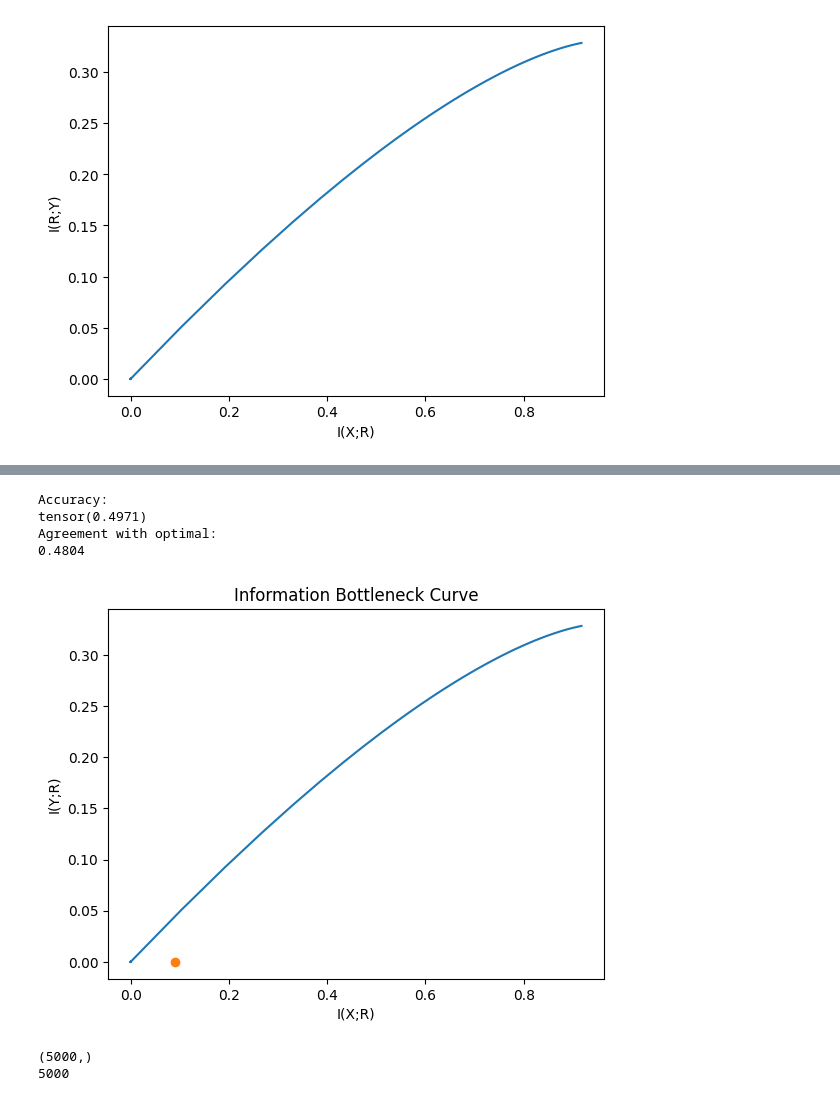
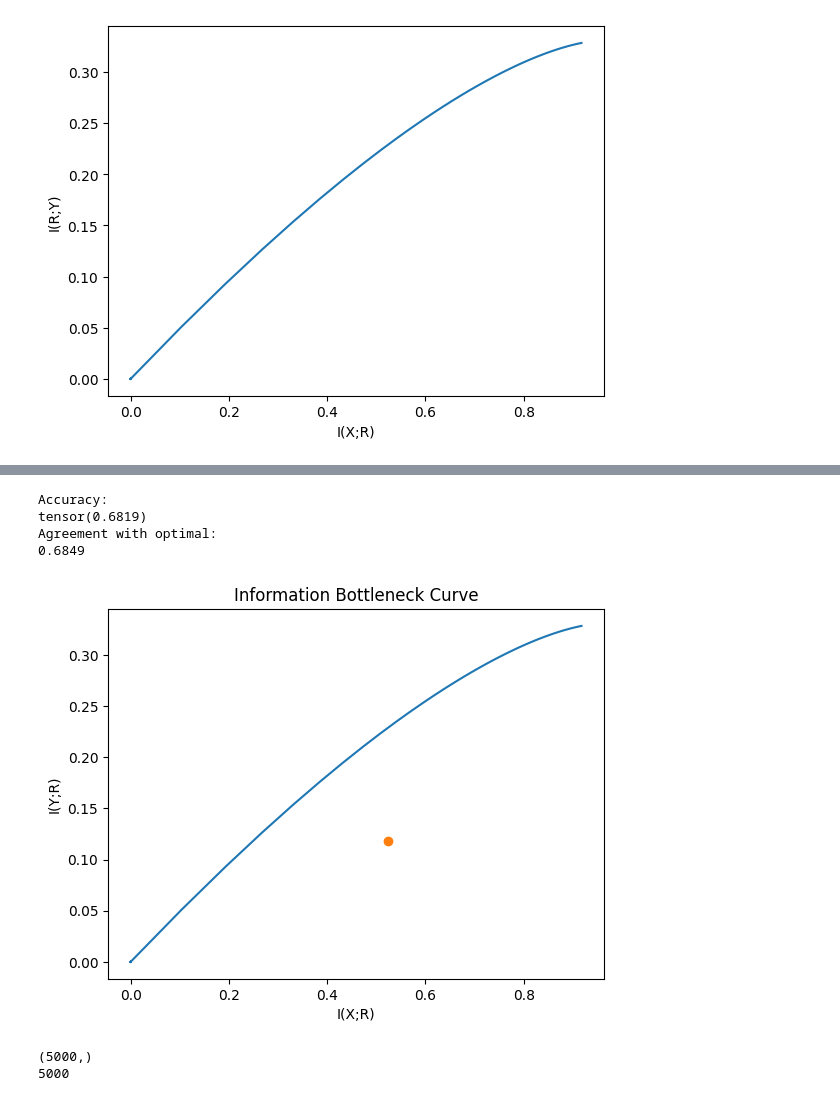
Before and after one commit to jacobaparker/Copy_Murphy2021, a Jupyter notebook: variational-IB_encoding-model.ipynb, the cells around one changed output, grey strips where cells are left out. Cells and saved outputs as stored; diff of their text form; code cells hidden in the pictures.

```diff
--- a/variational-IB_encoding-model.ipynb
+++ b/variational-IB_encoding-model.ipynb
@@ -53,6 +53,7 @@ class GaussianNetwork(nn.Module):
             layers.extend([
                 nn.Linear(d, hidden_dim),
                 nn.ReLU(),
+                nn.Dropout(p=0.5),
             ])
             d = hidden_dim
 
@@ -845,7 +846,7 @@ print("Using:", device)
 model = GaussianNetwork(
     input_dim=12,
     output_dim=2,
-    hidden_dims=(4, 4, 4,),
+    hidden_dims=(128, 128,),
 ).to(device)
 
 
@@ -886,6 +888,8 @@ Epoch 3000 | Loss = -0.00002 | I_XZ = 0.00000 | I_RY = 0.00000
 # %%
 Xeval_tensor = torch.tensor(Xeval, dtype=torch.float32)
 Yeval_tensor = torch.tensor(Yeval, dtype=torch.long)
+
+model.eval()
 
 model.to('cpu')
 mean, L = model(Xeval_tensor)
@@ -894,36 +898,36 @@ p_ZgX = torch.distributions.MultivariateNormal(
          loc=mean,
          scale_tril=L,
      )
 
 ZgX_samples = p_ZgX.rsample((1,))
 RgX_samples = torch.argmax(ZgX_samples, dim=-1).squeeze()
 
 print("Accuracy:")
 print((RgX_samples == Yeval_tensor).float().mean())
 
 opt_choice = p_YgX_eval.argmax(axis=1)
 
 p_RgX = p_RgX_mc_est(mean,L,n_samples=10000)
 model_opt_choice = p_RgX.argmax(axis=1)
 
 print("Agreement with optimal:")
 print(np.mean(opt_choice == model_opt_choice.numpy()))
 
 Ixr = I_XR(mean,L)
 loss, Ixz, Iry = variational_obj(beta,mean,L,Yeval_tensor,n_samples=10000)
 
 plt.plot(IB_bound['I_XR'],IB_bound['I_RY'])
 plt.plot(Ixr,Iry,'o')
 plt.xlabel('I(X;R)')
 plt.ylabel('I(Y;R)')
 plt.title('Information Bottleneck Curve')
 plt.show()
 # %% [output]
 Accuracy:
-tensor(0.4971)
+tensor(0.6819)
 Agreement with optimal:
-0.4804
+0.6849
-[figure, old version]
+[figure, new version]
 # %%
 import multiprocessing as mp
 
```
Also changed, not shown: parts of 1 cell of this notebook.
